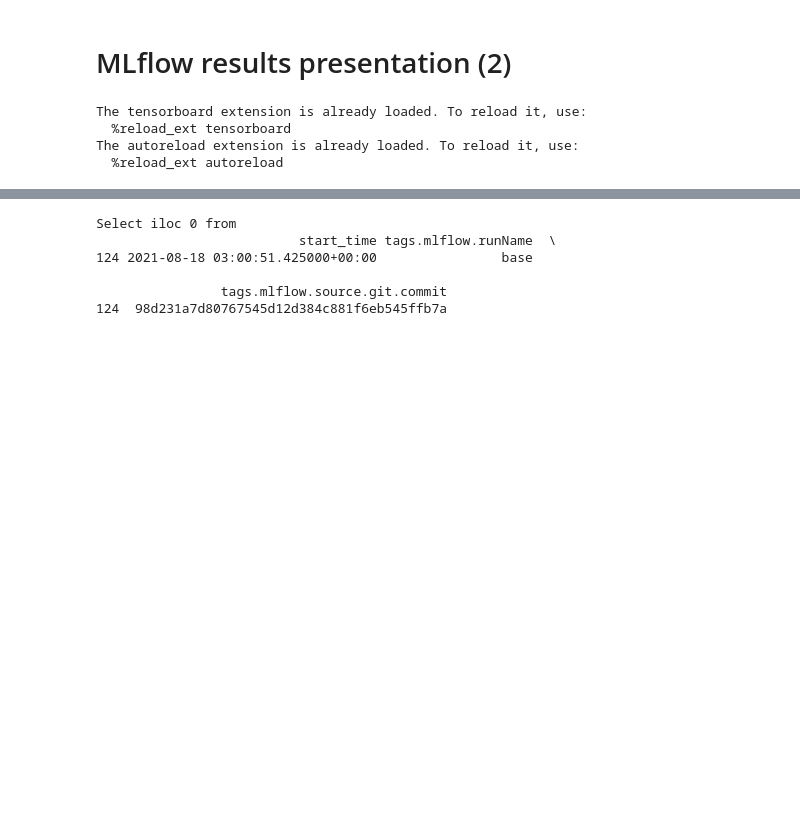
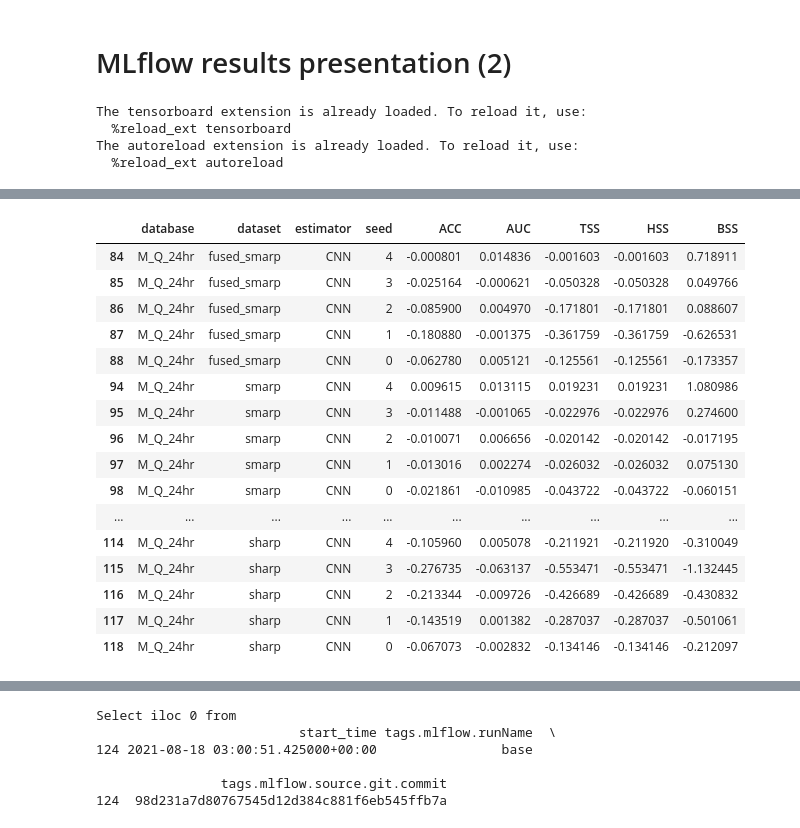
Before and after one commit to ZeyuSun/flare-prediction-smarp, a Jupyter notebook: notebooks/mlflow_results_2.ipynb, the cells around one changed output, grey strips where cells are left out. Cells and saved outputs as stored; diff of their text form; code cells hidden in the pictures; blank space fills up the shorter version.

```diff
--- a/notebooks/mlflow_results_2.ipynb
+++ b/notebooks/mlflow_results_2.ipynb
@@ -32,0 +193,21 @@ table.dataframe td, table.dataframe th {
+# %%
+runs_diff = diff(runs_1[runs_1['estimator'] == 'CNN'], runs_2[runs_2['estimator'] == 'CNN'])
+runs_diff.style.background_gradient(axis=0, vmin=-0.2, vmax=0.2, cmap='seismic')
+# %% [output]
+|  | database | dataset | estimator | seed | ACC | AUC | TSS | HSS | BSS |
+| 84 | M_Q_24hr | fused_smarp | CNN | 4 | -0.000801 | 0.014836 | -0.001603 | -0.001603 | 0.718911 |
+| 85 | M_Q_24hr | fused_smarp | CNN | 3 | -0.025164 | -0.000621 | -0.050328 | -0.050328 | 0.049766 |
+| 86 | M_Q_24hr | fused_smarp | CNN | 2 | -0.085900 | 0.004970 | -0.171801 | -0.171801 | 0.088607 |
+| 87 | M_Q_24hr | fused_smarp | CNN | 1 | -0.180880 | -0.001375 | -0.361759 | -0.361759 | -0.626531 |
+| 88 | M_Q_24hr | fused_smarp | CNN | 0 | -0.062780 | 0.005121 | -0.125561 | -0.125561 | -0.173357 |
+| 94 | M_Q_24hr | smarp | CNN | 4 | 0.009615 | 0.013115 | 0.019231 | 0.019231 | 1.080986 |
+| 95 | M_Q_24hr | smarp | CNN | 3 | -0.011488 | -0.001065 | -0.022976 | -0.022976 | 0.274600 |
+| 96 | M_Q_24hr | smarp | CNN | 2 | -0.010071 | 0.006656 | -0.020142 | -0.020142 | -0.017195 |
+| 97 | M_Q_24hr | smarp | CNN | 1 | -0.013016 | 0.002274 | -0.026032 | -0.026032 | 0.075130 |
+| 98 | M_Q_24hr | smarp | CNN | 0 | -0.021861 | -0.010985 | -0.043722 | -0.043722 | -0.060151 |
+| ... | ... | ... | ... | ... | ... | ... | ... | ... | ... |
+| 114 | M_Q_24hr | sharp | CNN | 4 | -0.105960 | 0.005078 | -0.211921 | -0.211920 | -0.310049 |
+| 115 | M_Q_24hr | sharp | CNN | 3 | -0.276735 | -0.063137 | -0.553471 | -0.553471 | -1.132445 |
+| 116 | M_Q_24hr | sharp | CNN | 2 | -0.213344 | -0.009726 | -0.426689 | -0.426689 | -0.430832 |
+| 117 | M_Q_24hr | sharp | CNN | 1 | -0.143519 | 0.001382 | -0.287037 | -0.287037 | -0.501061 |
+| 118 | M_Q_24hr | sharp | CNN | 0 | -0.067073 | -0.002832 | -0.134146 | -0.134146 | -0.212097 |
```
Also changed, not shown: parts of 22 cells of this notebook.
